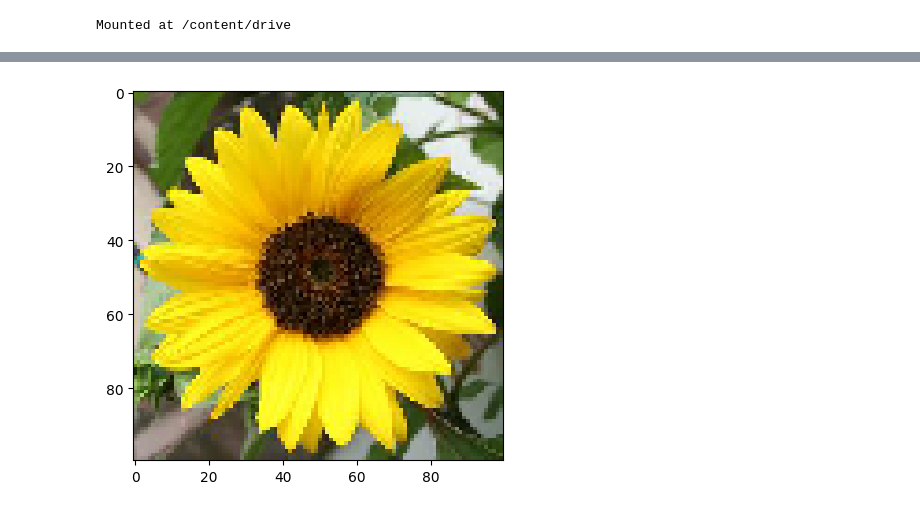
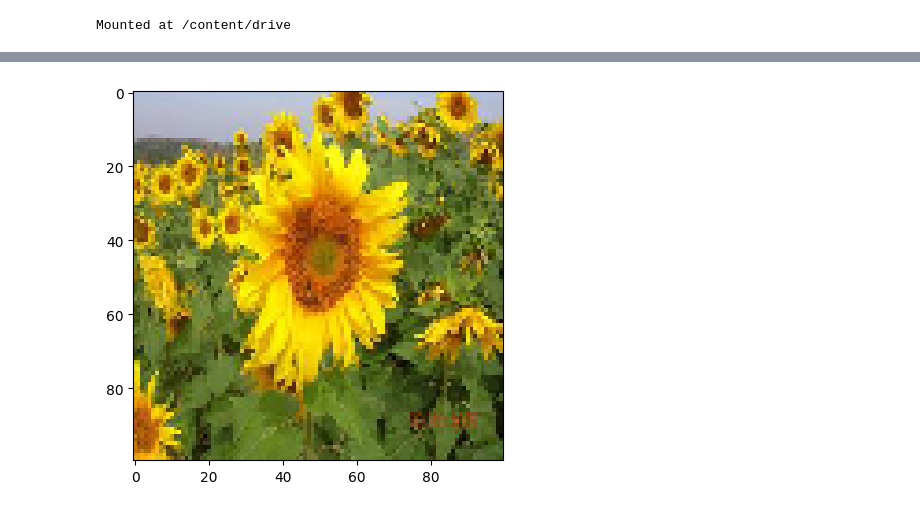
Before and after one commit to tanphat2008/AI, a Jupyter notebook: fullanh.ipynb, the cells around one changed output, grey strips where cells are left out. Saved outputs shown, nothing was run; the diff lists cells and outputs as text; code cells hidden in the pictures.

```diff
--- a/fullanh.ipynb
+++ b/fullanh.ipynb
@@ -40,7 +40,7 @@ data_generator = ImageDataGenerator(rescale=1./255,
                                     zoom_range=0.2,
                                     horizontal_flip=True)
 # %%
-trainset='/content/drive/MyDrive/baitapai/archive11/flowers/'
+trainset='/content/drive/MyDrive/baitapai/archive1111/flowers/'
 # %%
 train_dataset=data_generator.flow_from_directory(trainset,
                                      target_size=(100,100),
@@ -75,24 +74,24 @@ validation_set.class_indices
 # %%
 model = Sequential()
-model.add(Conv2D(32,(3,3),activation='relu',kernel_initializer='he_uniform',padding ='same',input_shape=(100,100,3)))
-model.add(Conv2D(32,(3,3),activation='relu',kernel_initializer='he_uniform',padding ='same'))
+model.add(Conv2D(32,(3,3),activation='relu',padding ='same',input_shape=(100,100,3)))
+model.add(Conv2D(32,(3,3),activation='relu',padding ='same'))
 model.add(MaxPooling2D((2,2)))
-model.add(Conv2D(64,(3,3),activation='relu',kernel_initializer='he_uniform',padding ='same'))
-model.add(Conv2D(64,(3,3),activation='relu',kernel_initializer='he_uniform',padding ='same'))
+model.add(Conv2D(64,(3,3),activation='relu',padding ='same'))
+model.add(Conv2D(64,(3,3),activation='relu',padding ='same'))
 model.add(MaxPooling2D((2,2)))
-model.add(Conv2D(128,(3,3),activation='relu',kernel_initializer='he_uniform',padding ='same'))
-model.add(Conv2D(128,(3,3),activation='relu',kernel_initializer='he_uniform',padding ='same'))
+model.add(Conv2D(128,(3,3),activation='relu',padding ='same'))
+model.add(Conv2D(128,(3,3),activation='relu',padding ='same'))
 model.add(MaxPooling2D((2,2)))
-model.add(Conv2D(256,(3,3),activation='relu',kernel_initializer='he_uniform',padding ='same'))
-model.add(Conv2D(256,(3,3),activation='relu',kernel_initializer='he_uniform',padding ='same'))
+model.add(Conv2D(256,(3,3),activation='relu',padding ='same'))
+model.add(Conv2D(256,(3,3),activation='relu',padding ='same'))
 model.add(MaxPooling2D((2,2)))
-model.add(Conv2D(512,(3,3),activation='relu',kernel_initializer='he_uniform',padding ='same'))
-model.add(Conv2D(512,(3,3),activation='relu',kernel_initializer='he_uniform',padding ='same'))
+model.add(Conv2D(512,(3,3),activation='relu',padding ='same'))
+model.add(Conv2D(512,(3,3),activation='relu',padding ='same'))
 model.add(MaxPooling2D((2,2)))
 model.add(Flatten())
-model.add(Dense(512,activation='relu',kernel_initializer='he_uniform'))
+model.add(Dense(512,activation='relu'))
 model.add(Dropout(0.2))
-model.add(Dense(12,activation='softmax'))
+model.add(Dense(11,activation='softmax'))
 # %%
 model.compile(loss='categorical_crossentropy',optimizer='adam',metrics=['accuracy'])
 model.fit(train_dataset,batch_size=128,epochs=50,verbose=1,validation_data=validation_set)
@@ -122,9 +123,9 @@ model1=load_model('/content/content/drive/MyDrive/fullanh.h5')
 # %%
-label = ['astilbe','bellflower','black_eyed_susan','calendula','california_poppy','carnation','common_daisy','coreopsis','dandelion','iris','rose','sunflower']
+label = ['astilbe','black_eyed_susan','california_poppy','common_daisy','coreopsis','dandelion','gloriosa','hoathiendieu','iris','rose','sunflower']
 # %%
 import numpy as np
 from tensorflow.keras.utils import load_img,img_to_array
-img = load_img('/content/drive/MyDrive/baitapai/archive11/flowers/sunflower/29326709_e086a90c33_c.jpg', target_size = (100,100))
+img = load_img('/content/drive/MyDrive/baitapai/archive1111/flowers/sunflower/5528601_b7a824d447_c.jpg', target_size = (100,100))
 plt.imshow(img)
 img = img_to_array(img)
 img = img.reshape(1,100,100,3)
@@ -136,5 +137,5 @@ print(label[np.argmax(model.predict(img))])
 sunflower
-[figure, old version]
+[figure, new version]
 # %%
 import numpy as np
 from tensorflow.keras.utils import load_img,img_to_array
```
Also changed, not shown: parts of 9 cells of this notebook.
